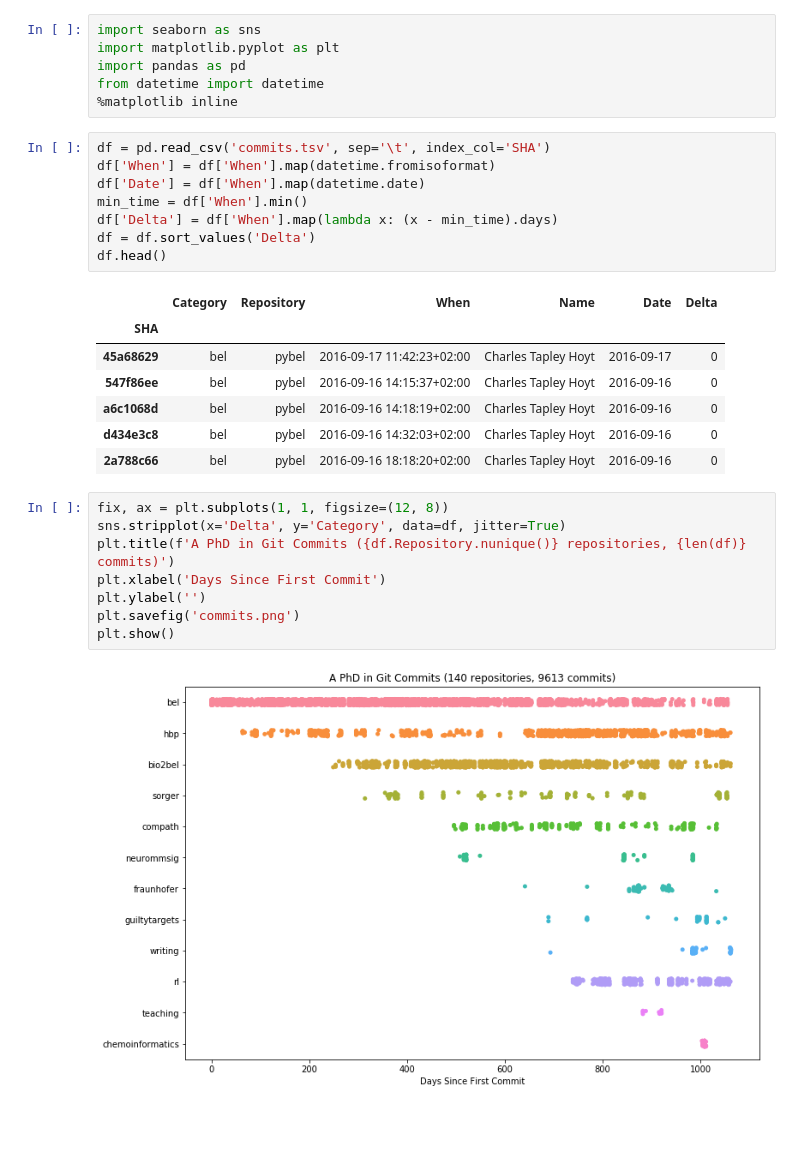
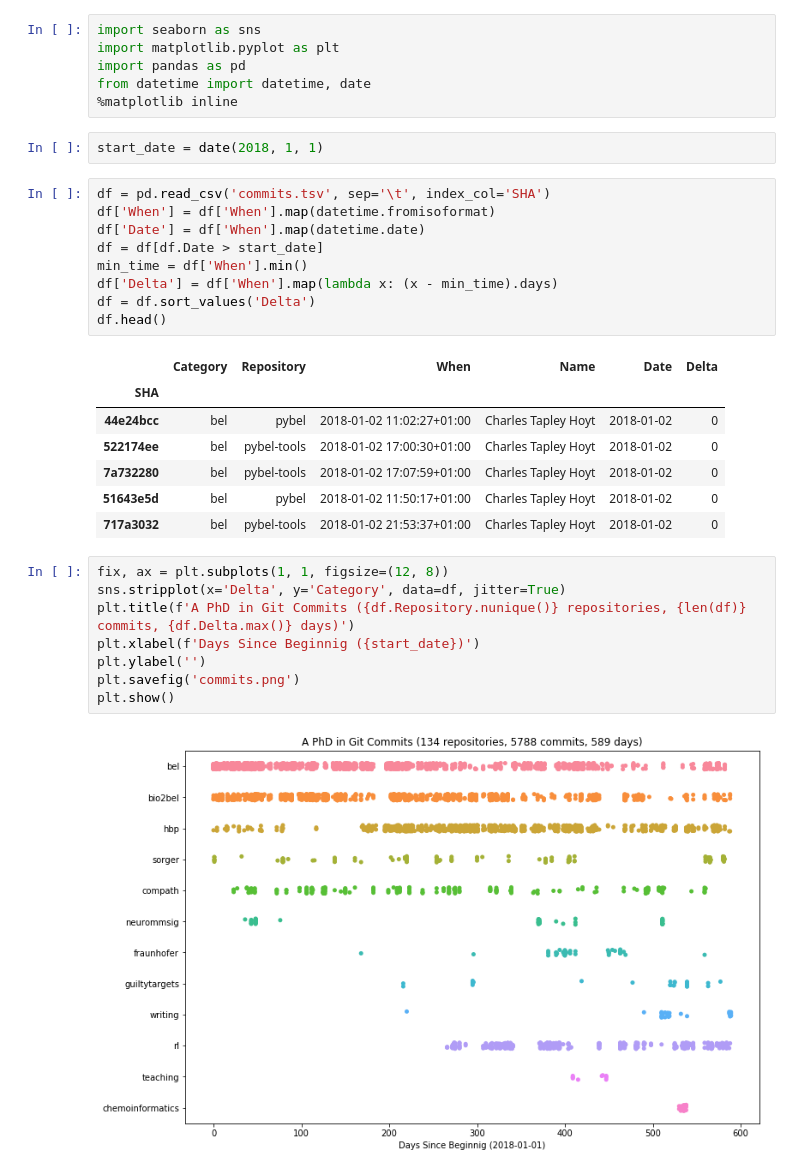
Before and after one commit to cthoyt/doctoral-thesis, a Jupyter notebook: commits/A PhD in Commits.ipynb, the cells around one changed output. Saved outputs shown, nothing was run; the diff lists cells and outputs as text; blank space fills up the shorter version.

Commit message:
Update commits

```diff
--- a/commits/A PhD in Commits.ipynb
+++ b/commits/A PhD in Commits.ipynb
@@ -2,12 +2,15 @@
 import seaborn as sns
 import matplotlib.pyplot as plt
 import pandas as pd
-from datetime import datetime
+from datetime import datetime, date
 %matplotlib inline
+# %%
+start_date = date(2018, 1, 1)
 # %%
 df = pd.read_csv('commits.tsv', sep='\t', index_col='SHA')
 df['When'] = df['When'].map(datetime.fromisoformat)
 df['Date'] = df['When'].map(datetime.date)
+df = df[df.Date > start_date]
 min_time = df['When'].min()
 df['Delta'] = df['When'].map(lambda x: (x - min_time).days)
 df = df.sort_values('Delta')
@@ -15,18 +18,18 @@ df.head()
 # %% [output]
 |  | Category | Repository | When | Name | Date | Delta |
 | SHA |  |  |  |  |  |  |
-| 45a68629 | bel | pybel | 2016-09-17 11:42:23+02:00 | Charles Tapley Hoyt | 2016-09-17 | 0 |
-| 547f86ee | bel | pybel | 2016-09-16 14:15:37+02:00 | Charles Tapley Hoyt | 2016-09-16 | 0 |
-| a6c1068d | bel | pybel | 2016-09-16 14:18:19+02:00 | Charles Tapley Hoyt | 2016-09-16 | 0 |
-| d434e3c8 | bel | pybel | 2016-09-16 14:32:03+02:00 | Charles Tapley Hoyt | 2016-09-16 | 0 |
-| 2a788c66 | bel | pybel | 2016-09-16 18:18:20+02:00 | Charles Tapley Hoyt | 2016-09-16 | 0 |
+| 44e24bcc | bel | pybel | 2018-01-02 11:02:27+01:00 | Charles Tapley Hoyt | 2018-01-02 | 0 |
+| 522174ee | bel | pybel-tools | 2018-01-02 17:00:30+01:00 | Charles Tapley Hoyt | 2018-01-02 | 0 |
+| 7a732280 | bel | pybel-tools | 2018-01-02 17:07:59+01:00 | Charles Tapley Hoyt | 2018-01-02 | 0 |
+| 51643e5d | bel | pybel | 2018-01-02 11:50:17+01:00 | Charles Tapley Hoyt | 2018-01-02 | 0 |
+| 717a3032 | bel | pybel-tools | 2018-01-02 21:53:37+01:00 | Charles Tapley Hoyt | 2018-01-02 | 0 |
 # %%
 fix, ax = plt.subplots(1, 1, figsize=(12, 8))
 sns.stripplot(x='Delta', y='Category', data=df, jitter=True)
-plt.title(f'A PhD in Git Commits ({df.Repository.nunique()} repositories, {len(df)} commits)')
-plt.xlabel('Days Since First Commit')
+plt.title(f'A PhD in Git Commits ({df.Repository.nunique()} repositories, {len(df)} commits, {df.Delta.max()} days)')
+plt.xlabel(f'Days Since Beginnig ({start_date})')
 plt.ylabel('')
 plt.savefig('commits.png')
 plt.show()
 # %% [output]
-[figure, old version]
+[figure, new version]
```
Also changed, not shown: 1 other file.
